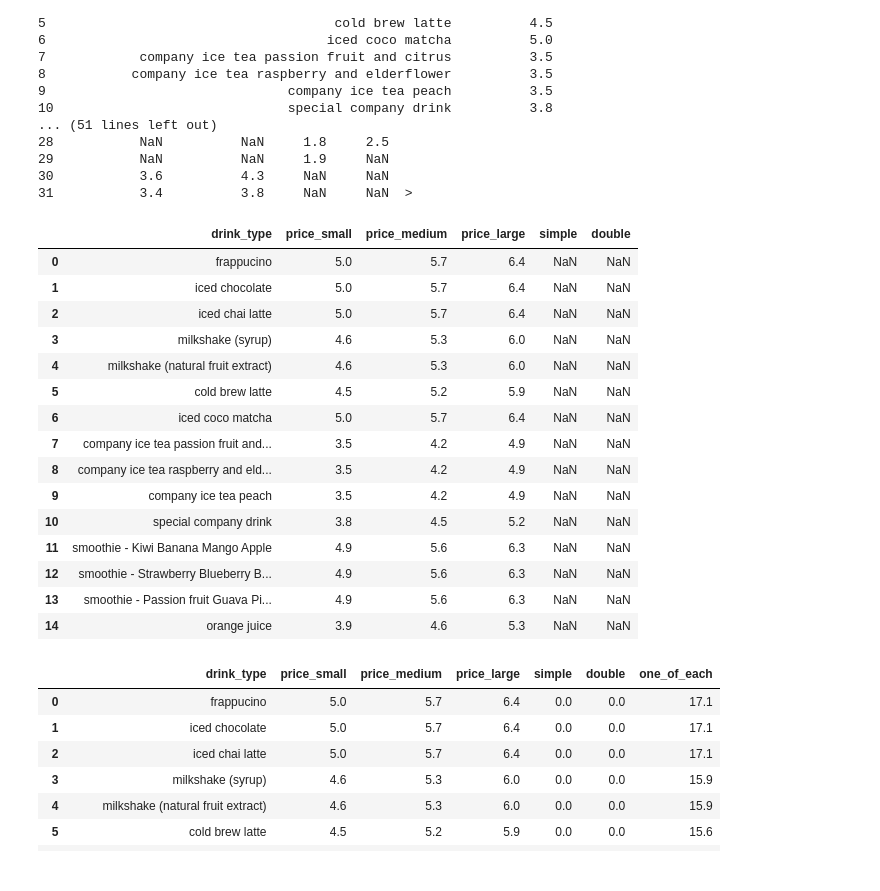
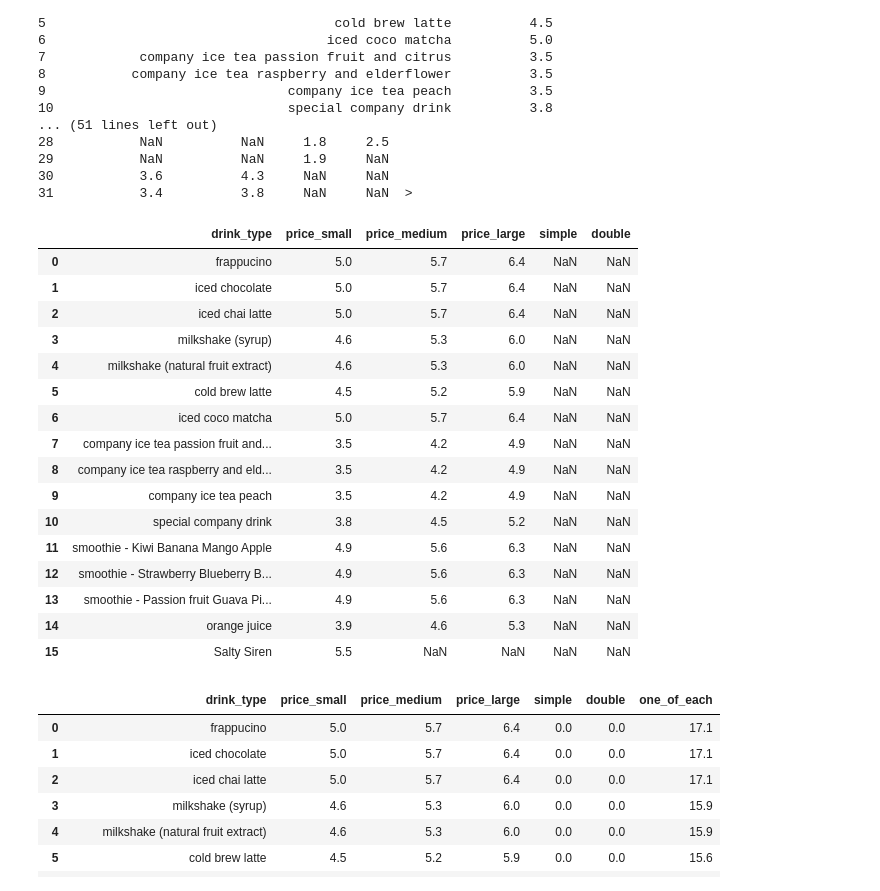
Before and after one commit to Luna-Agora/coffee, a Jupyter notebook: Notebooks/coffee notebook.ipynb, the cells around one changed output. Cells and saved outputs as stored; diff of their text form; code cells hidden in the pictures.

```diff
--- a/Notebooks/coffee notebook.ipynb
+++ b/Notebooks/coffee notebook.ipynb
@@ -84,24 +84,25 @@ price.last
 30           3.6          4.3     NaN     NaN
 31           3.4          3.8     NaN     NaN  >
 # %%
-price.head(15)
+price.head(16)
 # %% [output]
 |  | drink_type | price_small | price_medium | price_large | simple | double |
 | 0 | frappucino | 5.0 | 5.7 | 6.4 | NaN | NaN |
 | 1 | iced chocolate | 5.0 | 5.7 | 6.4 | NaN | NaN |
 | 2 | iced chai latte | 5.0 | 5.7 | 6.4 | NaN | NaN |
 | 3 | milkshake (syrup) | 4.6 | 5.3 | 6.0 | NaN | NaN |
 | 4 | milkshake (natural fruit extract) | 4.6 | 5.3 | 6.0 | NaN | NaN |
 | 5 | cold brew latte | 4.5 | 5.2 | 5.9 | NaN | NaN |
 | 6 | iced coco matcha | 5.0 | 5.7 | 6.4 | NaN | NaN |
 | 7 | company ice tea passion fruit and... | 3.5 | 4.2 | 4.9 | NaN | NaN |
 | 8 | company ice tea raspberry and eld... | 3.5 | 4.2 | 4.9 | NaN | NaN |
 | 9 | company ice tea peach | 3.5 | 4.2 | 4.9 | NaN | NaN |
 | 10 | special company drink | 3.8 | 4.5 | 5.2 | NaN | NaN |
 | 11 | smoothie - Kiwi Banana Mango Apple | 4.9 | 5.6 | 6.3 | NaN | NaN |
 | 12 | smoothie - Strawberry Blueberry B... | 4.9 | 5.6 | 6.3 | NaN | NaN |
 | 13 | smoothie - Passion fruit Guava Pi... | 4.9 | 5.6 | 6.3 | NaN | NaN |
 | 14 | orange juice | 3.9 | 4.6 | 5.3 | NaN | NaN |
+| 15 | Salty Siren | 5.5 | NaN | NaN | NaN | NaN |
 # %%
 price2 = price
 # %%
```
